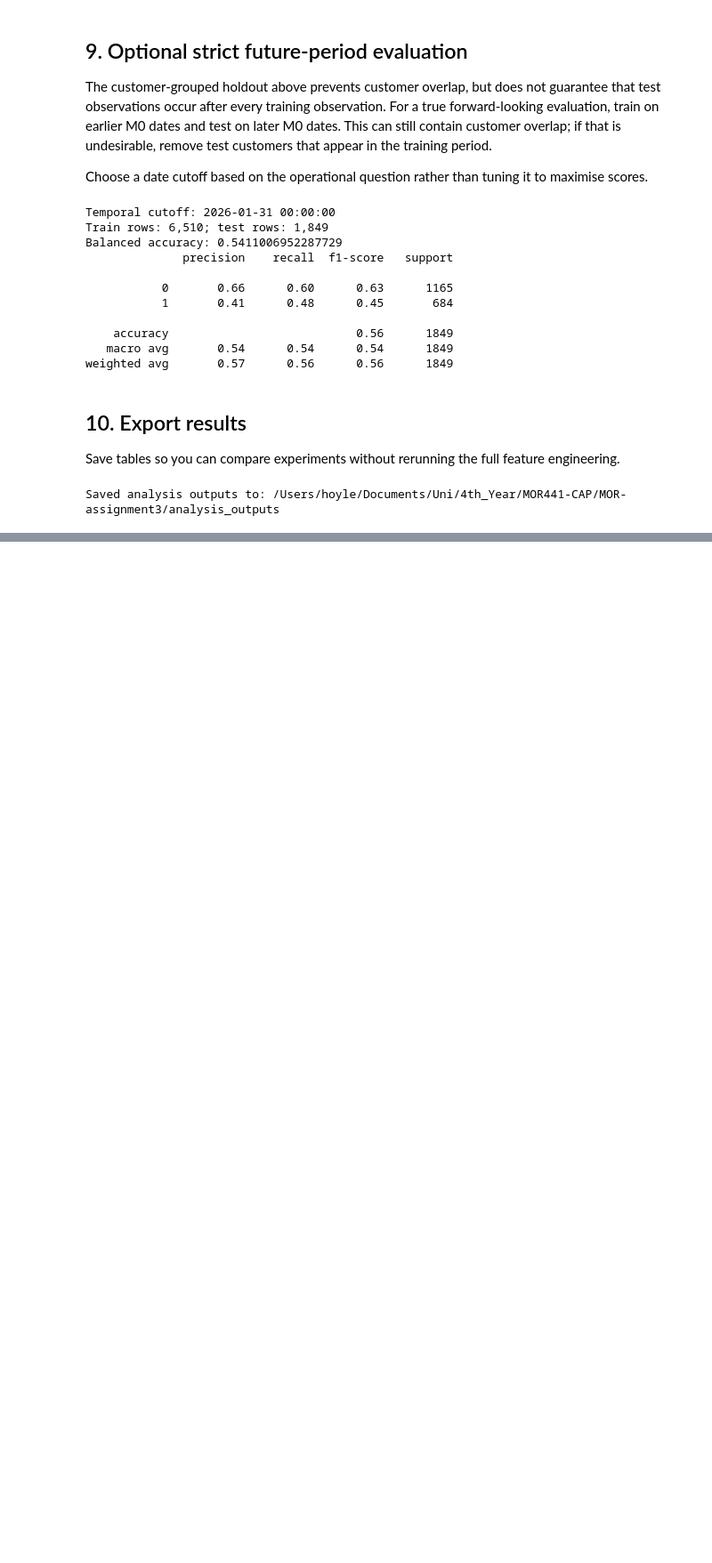
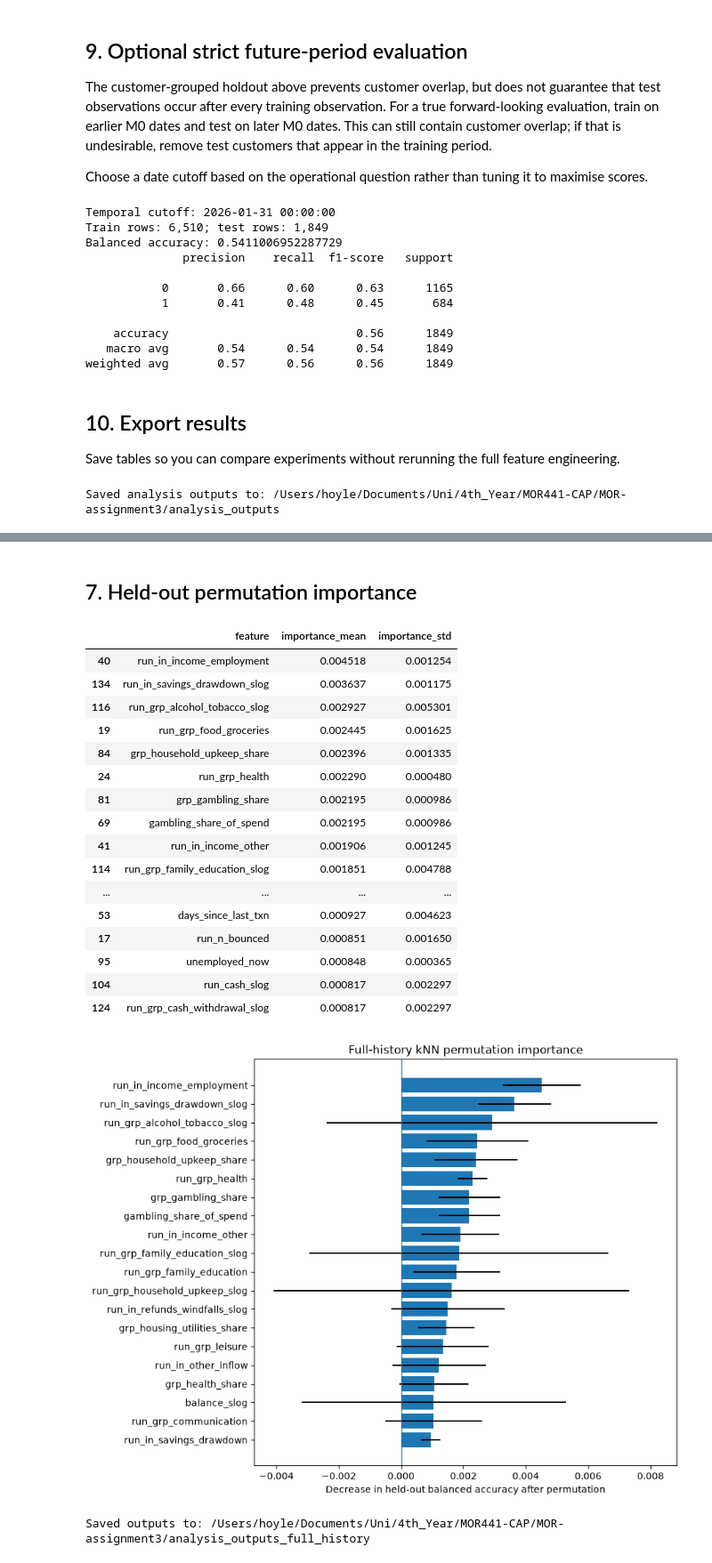
Before and after one commit to Trist4/MOR-assignment3, a Jupyter notebook: time_aware_clusters_knn.ipynb, the cells around one changed output, grey strips where cells are left out. Shown at 89% size. Saved outputs shown, nothing was run; the diff lists cells and outputs as text; code cells hidden in the pictures; blank space fills up the shorter version.

```diff
--- a/time_aware_clusters_knn.ipynb
+++ b/time_aware_clusters_knn.ipynb
@@ -791,0 +1436,75 @@ Saved analysis outputs to: /Users/hoyle/Documents/Uni/4th_Year/MOR441-CAP/MOR-as
+# %% [markdown]
+## 7. Held-out permutation importance
+# %%
+if len(X_test) > 5000:
+    eval_ids = X_test.sample(5000, random_state=RANDOM_STATE).index
+    X_eval, y_eval = X_test.loc[eval_ids], y_test.loc[eval_ids]
+else:
+    X_eval, y_eval = X_test, y_test
+
+perm = permutation_importance(
+    knn,
+    X_eval,
+    y_eval,
+    scoring="balanced_accuracy",
+    n_repeats=PERMUTATION_REPEATS,
+    random_state=RANDOM_STATE,
+    n_jobs=-1,
+)
+importance = pd.DataFrame({
+    "feature": X_eval.columns,
+    "importance_mean": perm.importances_mean,
+    "importance_std": perm.importances_std,
+}).sort_values("importance_mean", ascending=False)
+
+display(importance.head(25))
+
+top = importance.head(20).sort_values("importance_mean")
+plt.figure(figsize=(9, 7))
+plt.barh(top["feature"], top["importance_mean"], xerr=top["importance_std"])
+plt.axvline(0, linewidth=1)
+plt.xlabel("Decrease in held-out balanced accuracy after permutation")
+plt.title("Full-history kNN permutation importance")
+plt.tight_layout()
+plt.show()
+# %% [output]
+|  | feature | importance_mean | importance_std |
+| 40 | run_in_income_employment | 0.004518 | 0.001254 |
+| 134 | run_in_savings_drawdown_slog | 0.003637 | 0.001175 |
+| 116 | run_grp_alcohol_tobacco_slog | 0.002927 | 0.005301 |
+| 19 | run_grp_food_groceries | 0.002445 | 0.001625 |
+| 84 | grp_household_upkeep_share | 0.002396 | 0.001335 |
+| 24 | run_grp_health | 0.002290 | 0.000480 |
+| 81 | grp_gambling_share | 0.002195 | 0.000986 |
+| 69 | gambling_share_of_spend | 0.002195 | 0.000986 |
+| 41 | run_in_income_other | 0.001906 | 0.001245 |
+| 114 | run_grp_family_education_slog | 0.001851 | 0.004788 |
+| ... | ... | ... | ... |
+| 53 | days_since_last_txn | 0.000927 | 0.004623 |
+| 17 | run_n_bounced | 0.000851 | 0.001650 |
+| 95 | unemployed_now | 0.000848 | 0.000365 |
+| 104 | run_cash_slog | 0.000817 | 0.002297 |
+| 124 | run_grp_cash_withdrawal_slog | 0.000817 | 0.002297 |
+[figure, added]
+# %%
+OUT_DIR.mkdir(parents=True, exist_ok=True)
+
+cluster_profiles.to_csv(OUT_DIR / "cluster_profiles_full_history.csv")
+cluster_results.to_csv(OUT_DIR / "cluster_assignments_full_history.csv", index_label=OBS_ID)
+cluster_differences.to_csv(OUT_DIR / "cluster_feature_differences_full_history.csv")
+importance.to_csv(OUT_DIR / "permutation_importance_full_history.csv", index=False)
+
+metrics = pd.DataFrame([{
+    "n_observations": len(X),
+    "n_train": len(train_idx),
+    "n_test": len(test_idx),
+    "n_features": X.shape[1],
+    "n_clusters": N_CLUSTERS,
+    "silhouette": silhouette,
+    "balanced_accuracy": balanced_accuracy_score(y_test, pred),
+}])
+metrics.to_csv(OUT_DIR / "model_metrics_full_history.csv", index=False)
+
+print(f"Saved outputs to: {OUT_DIR.resolve()}")
+# %% [output]
+Saved outputs to: /Users/hoyle/Documents/Uni/4th_Year/MOR441-CAP/MOR-assignment3/analysis_outputs_full_history
```
Also changed, not shown: parts of 21 cells of this notebook.
